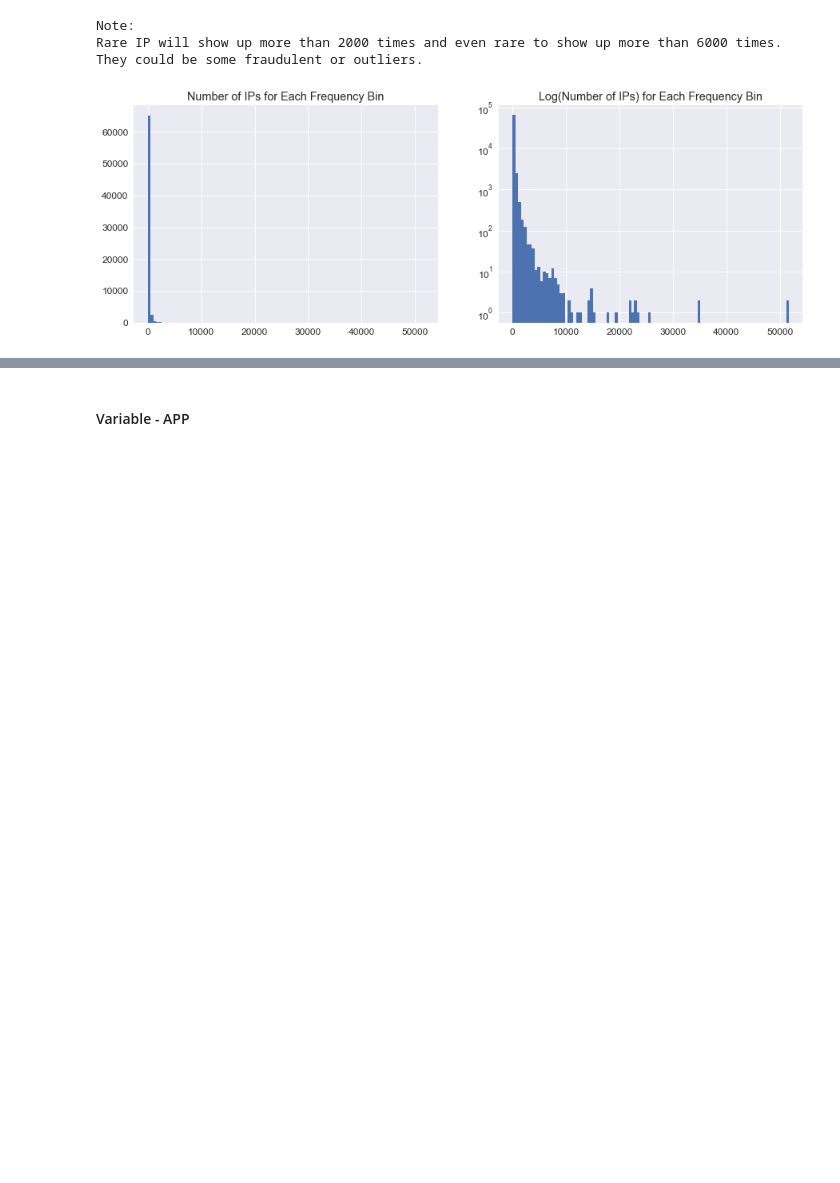
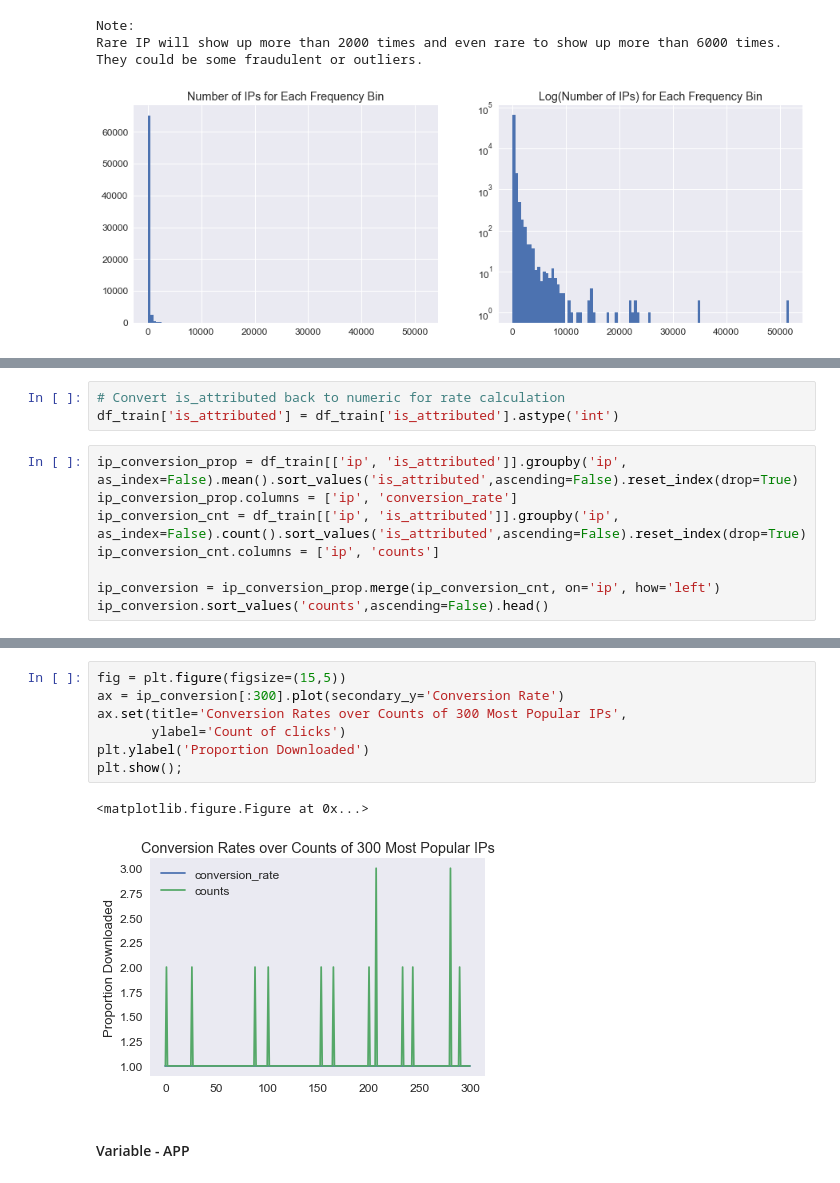
Before and after one commit to linicole/kaggle, a Jupyter notebook: TalkingData_AdTracking/data_preview.ipynb, the cells around one changed output, grey strips where cells are left out. Saved outputs shown, nothing was run; the diff lists cells and outputs as text; blank space fills up the shorter version.

```diff
--- a/TalkingData_AdTracking/data_preview.ipynb
+++ b/TalkingData_AdTracking/data_preview.ipynb
@@ -195,0 +219,11 @@ They could be some fraudulent or outliers.
+# %%
+# Convert is_attributed back to numeric for rate calculation
+df_train['is_attributed'] = df_train['is_attributed'].astype('int')
+# %%
+ip_conversion_prop = df_train[['ip', 'is_attributed']].groupby('ip', as_index=False).mean().sort_values('is_attributed',ascending=False).reset_index(drop=True)
+ip_conversion_prop.columns = ['ip', 'conversion_rate']
+ip_conversion_cnt = df_train[['ip', 'is_attributed']].groupby('ip', as_index=False).count().sort_values('is_attributed',ascending=False).reset_index(drop=True)
+ip_conversion_cnt.columns = ['ip', 'counts']
+
+ip_conversion = ip_conversion_prop.merge(ip_conversion_cnt, on='ip', how='left')
+ip_conversion.sort_values('counts',ascending=False).head()
@@ -196,3 +240,13 @@ They could be some fraudulent or outliers.
+# %%
+fig = plt.figure(figsize=(15,5))
+ax = ip_conversion[:300].plot(secondary_y='Conversion Rate')
+ax.set(title='Conversion Rates over Counts of 300 Most Popular IPs',
+       ylabel='Count of clicks')
+plt.ylabel('Proportion Downloaded')
+plt.show();
+# %% [output]
+<matplotlib.figure.Figure at 0x...>
+[figure, added]
 # %% [markdown]
 #### Variable - APP
 # %%
```
Also changed, not shown: parts of 7 cells of this notebook.
